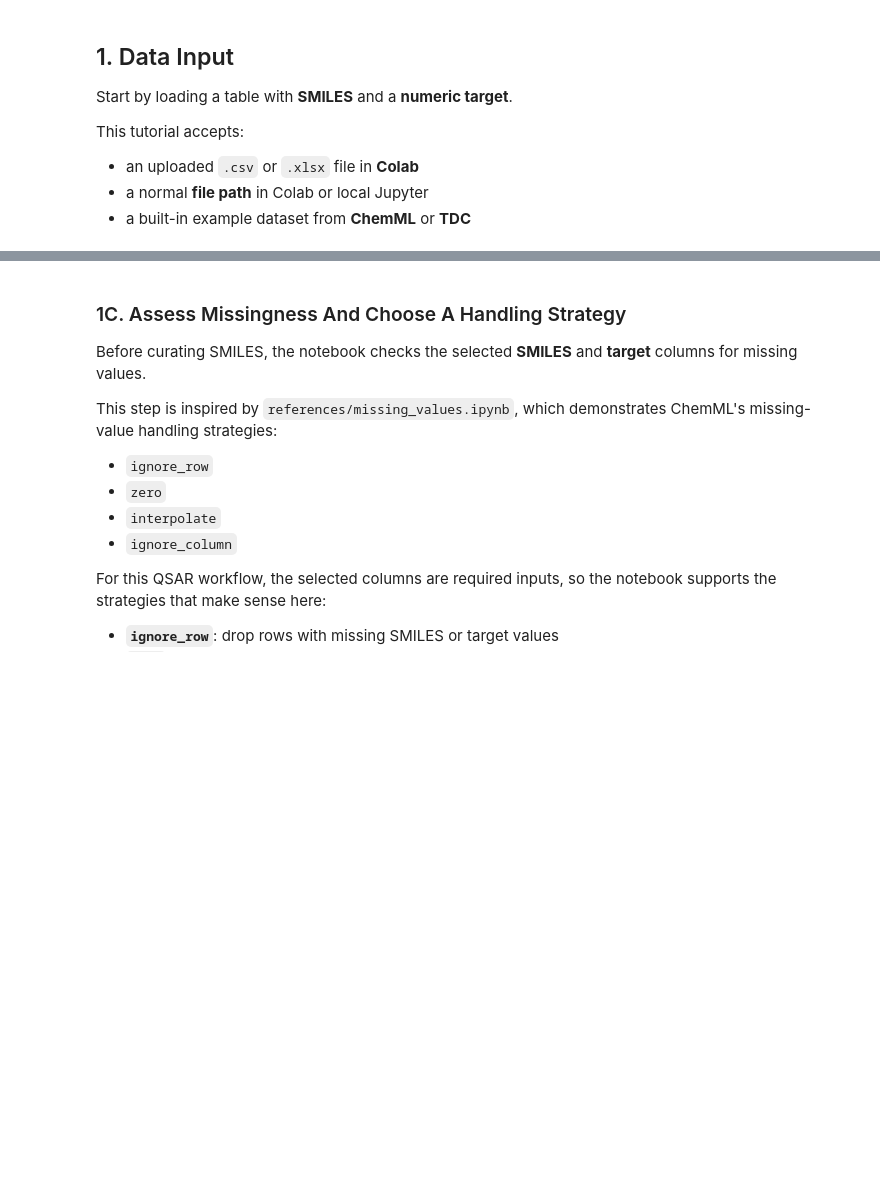
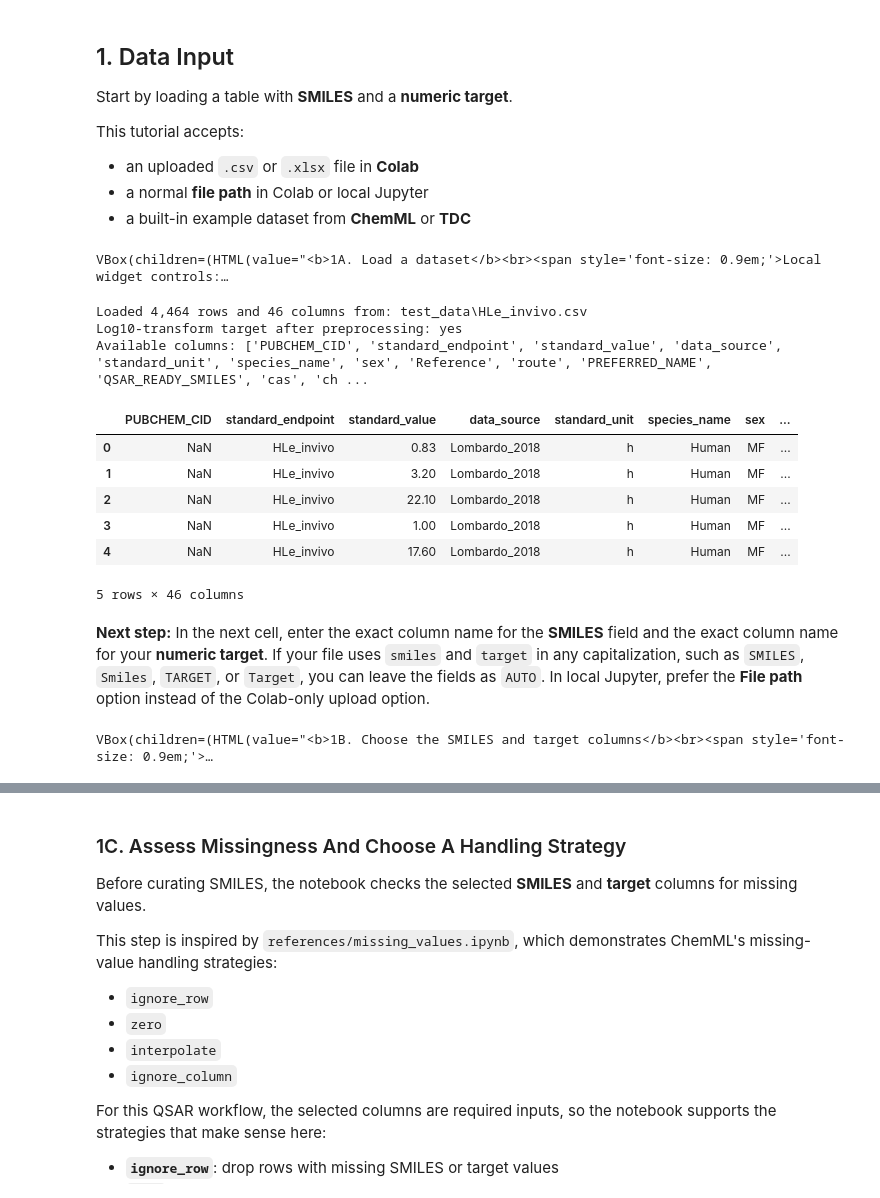
Before and after one commit to ScottCoffin/AutoQSAR, a Jupyter notebook: portable_colab_qsar_bundle/colab_qsar_tutorial.ipynb, the cells around one changed output, grey strips where cells are left out. Cells and saved outputs as stored; diff of their text form; code cells hidden in the pictures; blank space fills up the shorter version.

```diff
--- a/portable_colab_qsar_bundle/colab_qsar_tutorial.ipynb
+++ b/portable_colab_qsar_bundle/colab_qsar_tutorial.ipynb
@@ -1783,7 +1809,9 @@ This tutorial accepts:
 # %%
 # Local widget controls for: 1A. Load a dataset
 if not IN_COLAB:
-    ensure_local_form_display('1A. Load a dataset', '79a8ccce', [{'name': 'data_source', 'label': 'data source', 'widget_kind': 'choice', 'default': 'Example dataset', 'options': ['Upload CSV/XLSX (Colab only)', 'File path', 'Example dataset']}, {'name': 'example_dataset', 'label': 'example dataset', 'widget_kind': 'choice', 'default': 'ChemML | organic_density', 'options': ['ChemML | organic_density', 'ChemML | cep_homo', 'ChemML | xyz_polarizability', 'ChemML | comp_energy', 'ChemML | crystal_structures', 'TDC | ADME | caco2_wang', 'TDC | ADME | lipophilicity_astrazeneca', 'TDC | ADME | solubility_aqsoldb', 'TDC | ADME | ppbr_az', 'TDC | ADME | vdss_lombardo', 'TDC | ADME | half_life_obach', 'TDC | ADME | clearance_hepatocyte_az', 'TDC | ADME | clearance_microsome_az', 'TDC | Tox | ld50_zhu']}, {'name': 'dataset_file_path', 'label': 'dataset file path', 'widget_kind': 'string', 'default': '/content/drive/MyDrive/your_dataset.csv'}, {'name': 'log10_transform_target', 'label': 'log10 transform target', 'widget_kind': 'boolean', 'default': True}, {'name': 'preview_rows', 'label': 'preview rows', 'widget_kind': 'slider', 'default': 5, 'min': 3, 'max': 15, 'step': 1}])
+    ensure_local_form_display('1A. Load a dataset', '4b221f67', [{'name': 'data_source', 'label': 'data source', 'widget_kind': 'choice', 'default': 'Example dataset', 'options': ['Upload CSV/XLSX (Colab only)', 'File path', 'Example dataset']}, {'name': 'example_dataset', 'label': 'example dataset', 'widget_kind': 'choice', 'default': 'ChemML | organic_density', 'options': ['ChemML | organic_density', 'ChemML | cep_homo', 'ChemML | xyz_polarizability', 'ChemML | comp_energy', 'ChemML | crystal_structures', 'TDC | ADME | caco2_wang', 'TDC | ADME | lipophilicity_astrazeneca', 'TDC | ADME | solubility_aqsoldb', 'TDC | ADME | ppbr_az', 'TDC | ADME | vdss_lombardo', 'TDC | ADME | half_life_obach', 'TDC | ADME | clearance_hepatocyte_az', 'TDC | ADME | clearance_microsome_az', 'TDC | Tox | ld50_zhu']}, {'name': 'dataset_file_path', 'label': 'dataset file path', 'widget_kind': 'string', 'default': '/content/drive/MyDrive/your_dataset.csv'}, {'name': 'log10_transform_target', 'label': 'log10 transform target', 'widget_kind': 'boolean', 'default': True}, {'name': 'preview_rows', 'label': 'preview rows', 'widget_kind': 'slider', 'default': 5, 'min': 3, 'max': 15, 'step': 1}])
+# %% [output]
+VBox(children=(HTML(value="<b>1A. Load a dataset</b><br><span style='font-size: 0.9em;'>Local widget controls:…
 # %%
 # @title 1A. Load a dataset { display-mode: "form" }
 data_source = "Example dataset" # @param ["Upload CSV/XLSX (Colab only)", "File path", "Example dataset"]
@@ -1793,8 +1821,8 @@ log10_transform_target = True # @param {type:"boolean"}
 preview_rows = 5 # @param {type:"slider", min:3, max:15, step:1}
 
 if not IN_COLAB:
-    _local_form_id = '79a8ccce'
-    _local_form_values = read_local_form_values('79a8ccce', [{'name': 'data_source', 'label': 'data source', 'widget_kind': 'choice', 'default': 'Example dataset', 'options': ['Upload CSV/XLSX (Colab only)', 'File path', 'Example dataset']}, {'name': 'example_dataset', 'label': 'example dataset', 'widget_kind': 'choice', 'default': 'ChemML | organic_density', 'options': ['ChemML | organic_density', 'ChemML | cep_homo', 'ChemML | xyz_polarizability', 'ChemML | comp_energy', 'ChemML | crystal_structures', 'TDC | ADME | caco2_wang', 'TDC | ADME | lipophilicity_astrazeneca', 'TDC | ADME | solubility_aqsoldb', 'TDC | ADME | ppbr_az', 'TDC | ADME | vdss_lombardo', 'TDC | ADME | half_life_obach', 'TDC | ADME | clearance_hepatocyte_az', 'TDC | ADME | clearance_microsome_az', 'TDC | Tox | ld50_zhu']}, {'name': 'dataset_file_path', 'label': 'dataset file path', 'widget_kind': 'string', 'default': '/content/drive/MyDrive/your_dataset.csv'}, {'name': 'log10_transform_target', 'label': 'log10 transform target', 'widget_kind': 'boolean', 'default': True}, {'name': 'preview_rows', 'label': 'preview rows', 'widget_kind': 'slider', 'default': 5, 'min': 3, 'max': 15, 'step': 1}])
+    _local_form_id = '4b221f67'
+    _local_form_values = read_local_form_values('4b221f67', [{'name': 'data_source', 'label': 'data source', 'widget_kind': 'choice', 'default': 'Example dataset', 'options': ['Upload CSV/XLSX (Colab only)', 'File path', 'Example dataset']}, {'name': 'example_dataset', 'label': 'example dataset', 'widget_kind': 'choice', 'default': 'ChemML | organic_density', 'options': ['ChemML | organic_density', 'ChemML | cep_homo', 'ChemML | xyz_polarizability', 'ChemML | comp_energy', 'ChemML | crystal_structures', 'TDC | ADME | caco2_wang', 'TDC | ADME | lipophilicity_astrazeneca', 'TDC | ADME | solubility_aqsoldb', 'TDC | ADME | ppbr_az', 'TDC | ADME | vdss_lombardo', 'TDC | ADME | half_life_obach', 'TDC | ADME | clearance_hepatocyte_az', 'TDC | ADME | clearance_microsome_az', 'TDC | Tox | ld50_zhu']}, {'name': 'dataset_file_path', 'label': 'dataset file path', 'widget_kind': 'string', 'default': '/content/drive/MyDrive/your_dataset.csv'}, {'name': 'log10_transform_target', 'label': 'log10 transform target', 'widget_kind': 'boolean', 'default': True}, {'name': 'preview_rows', 'label': 'preview rows', 'widget_kind': 'slider', 'default': 5, 'min': 3, 'max': 15, 'step': 1}])
     data_source = _local_form_values['data_source']
     example_dataset = _local_form_values['example_dataset']
     dataset_file_path = _local_form_values['dataset_file_path']
@@ -1859,37 +1887,51 @@ if STATE.get("tdc_metadata") is not None:
             print(
                 "Official TDC leaderboard best metric: "
                 f"{leaderboard_summary['metric_name']} = {leaderboard_summary['metric_value']}"
             )
         if leaderboard_summary.get("dataset_split"):
             print(
                 "Official TDC leaderboard split: "
                 f"{leaderboard_summary['dataset_split']}"
             )
         if leaderboard_summary.get("url"):
             print(f"Official TDC leaderboard page: {leaderboard_summary['url']}")
     else:
         STATE["tdc_leaderboard_summary"] = None
         if leaderboard_error:
             print(
                 "Official TDC leaderboard summary could not be retrieved in this session: "
                 f"{leaderboard_error}"
             )
 display(raw_df.head(preview_rows))
 if STATE.get("tdc_metadata") is not None:
     display_note(
         "**Next step:** In the next cell, you can usually leave both fields as `AUTO`. "
         "The TDC loader has already standardized the table to `smiles` and `target` columns."
     )
 else:
     display_note(
         "**Next step:** In the next cell, enter the exact column name for the **SMILES** field and the exact column name for your **numeric target**. "
         "If your file uses `smiles` and `target` in any capitalization, such as `SMILES`, `Smiles`, `TARGET`, or `Target`, you can leave the fields as `AUTO`. "
         "In local Jupyter, prefer the **File path** option instead of the Colab-only upload option."
     )
+# %% [output]
+Loaded 4,464 rows and 46 columns from: test_data\HLe_invivo.csv
+Log10-transform target after preprocessing: yes
+Available columns: ['PUBCHEM_CID', 'standard_endpoint', 'standard_value', 'data_source', 'standard_unit', 'species_name', 'sex', 'Reference', 'route', 'PREFERRED_NAME', 'QSAR_READY_SMILES', 'cas', 'ch ...
+|  | PUBCHEM_CID | standard_endpoint | standard_value | data_source | standard_unit | species_name | sex | ... |
+| 0 | NaN | HLe_invivo | 0.83 | Lombardo_2018 | h | Human | MF | ... |
+| 1 | NaN | HLe_invivo | 3.20 | Lombardo_2018 | h | Human | MF | ... |
+| 2 | NaN | HLe_invivo | 22.10 | Lombardo_2018 | h | Human | MF | ... |
+| 3 | NaN | HLe_invivo | 1.00 | Lombardo_2018 | h | Human | MF | ... |
+| 4 | NaN | HLe_invivo | 17.60 | Lombardo_2018 | h | Human | MF | ... |
+5 rows × 46 columns
+**Next step:** In the next cell, enter the exact column name for the **SMILES** field and the exact column name for your **numeric target**. If your file uses `smiles` and `target` in any capitalization, such as `SMILES`, `Smiles`, `TARGET`, or `Target`, you can leave the fields as `AUTO`. In local Jupyter, prefer the **File path** option instead of the Colab-only upload option.
 # %%
 # Local widget controls for: 1B. Choose the SMILES and target columns
 if not IN_COLAB:
-    ensure_local_form_display('1B. Choose the SMILES and target columns', '68498642', [{'name': 'smiles_column', 'label': 'smiles column', 'widget_kind': 'string', 'default': 'AUTO'}, {'name': 'target_column', 'label': 'target column', 'widget_kind': 'string', 'default': 'AUTO'}, {'name': 'preview_selected_rows', 'label': 'preview selected rows', 'widget_kind': 'slider', 'default': 5, 'min': 3, 'max': 15, 'step': 1}])
+    ensure_local_form_display('1B. Choose the SMILES and target columns', '1ee32740', [{'name': 'smiles_column', 'label': 'smiles column', 'widget_kind': 'string', 'default': 'AUTO'}, {'name': 'target_column', 'label': 'target column', 'widget_kind': 'string', 'default': 'AUTO'}, {'name': 'preview_selected_rows', 'label': 'preview selected rows', 'widget_kind': 'slider', 'default': 5, 'min': 3, 'max': 15, 'step': 1}])
+# %% [output]
+VBox(children=(HTML(value="<b>1B. Choose the SMILES and target columns</b><br><span style='font-size: 0.9em;'>…
 # %%
 # @title 1B. Choose the SMILES and target columns { display-mode: "form" }
 smiles_column = "AUTO" # @param {type:"string"}
```
Also changed, not shown: parts of 48 cells of this notebook, 27 other files.
